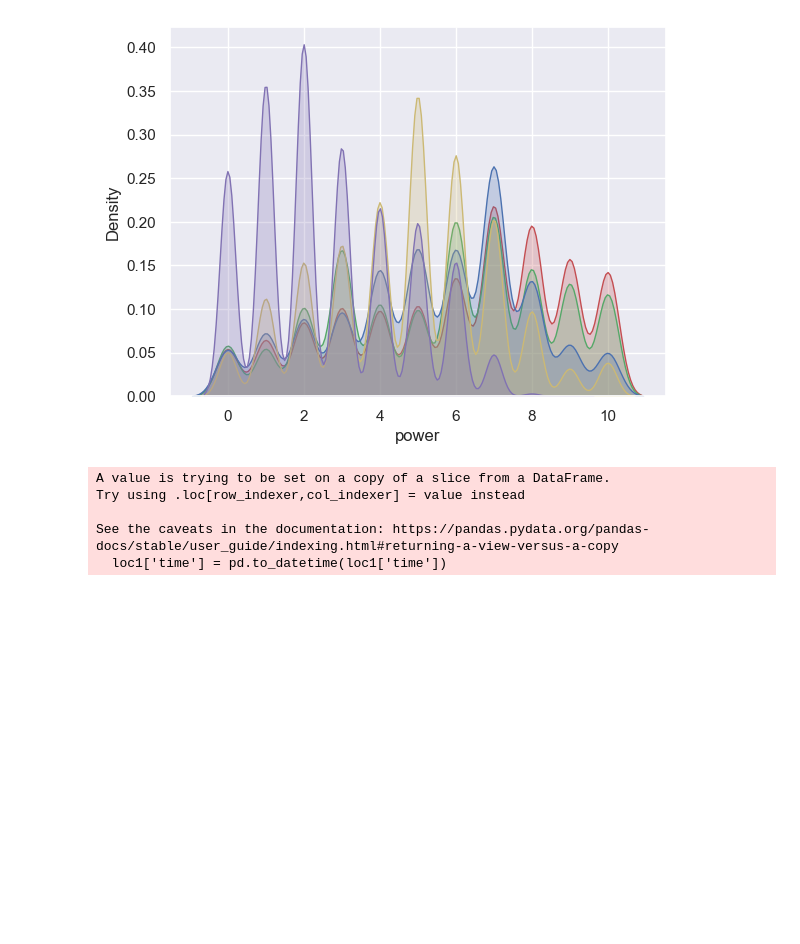
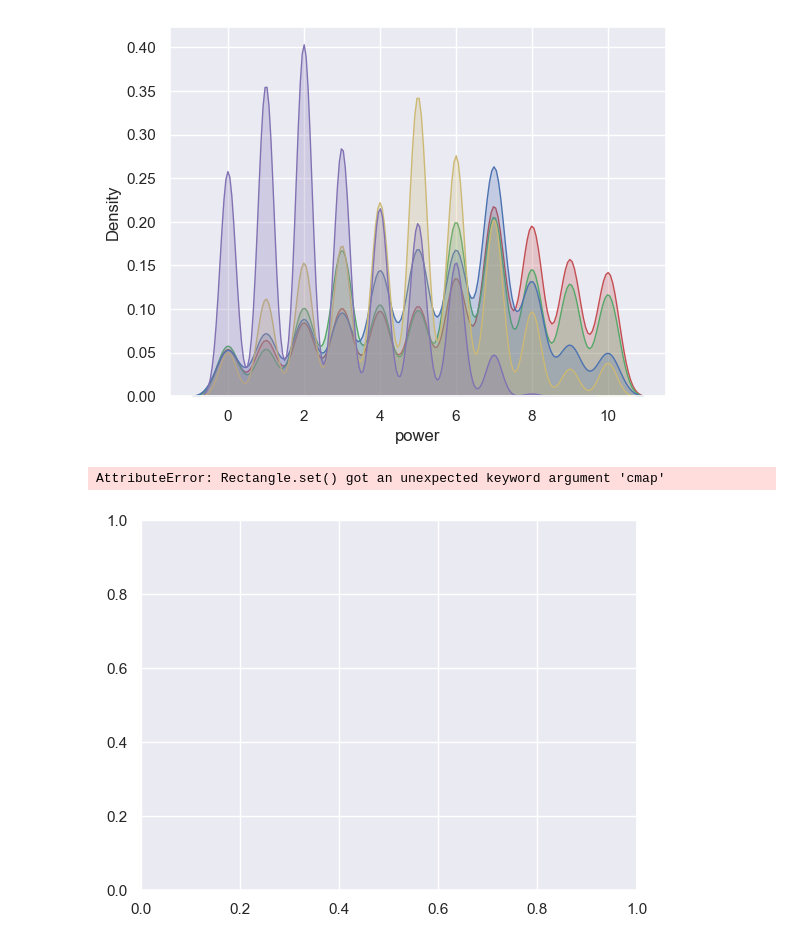
Before and after one commit to dasooni/VAST-19, a Jupyter notebook: project.ipynb, the cells around one changed output. Drawn from its saved outputs; the diff is of its cells as text; code cells hidden in the pictures; blank space fills up the shorter version.

```diff
--- a/project.ipynb
+++ b/project.ipynb
@@ -96,20 +96,13 @@ sns.kdeplot(df['shake_intensity'], fill=True, color="m")
 # %% [output]
 <Axes: xlabel='power', ylabel='Density'>
 [figure]
-# %%
-
-
-loc1 = df[df['location'] == 1]
-loc1['time'] = pd.to_datetime(loc1['time'])
-loc1.set_index('time', inplace=True)
-loc1 = loc1.sort_index()
-
-
-variances = df.groupby('location').var()
-stds = df.groupby('location').std()
-# %% [output]
-A value is trying to be set on a copy of a slice from a DataFrame.
-Try using .loc[row_indexer,col_indexer] = value instead
-
-See the caveats in the documentation: https://pandas.pydata.org/pandas-docs/stable/user_guide/indexing.html#returning-a-view-versus-a-copy
-  loc1['time'] = pd.to_datetime(loc1['time'])
+# %%
+MD_3 = df[df['location'] == 3]
+MD_4 = df[df['location'] == 4]
+MD_7 = df[df['location'] == 7]
+MD_12 = df[df['location'] == 12]
+
+sns.barplot(x = 'time', y = 'shake_intensity', data = MD_3, estimator = np.mean , cmap = "Blues")
+# %% [output]
+AttributeError: Rectangle.set() got an unexpected keyword argument 'cmap'
+[figure, added]
```
Also changed, not shown: parts of 1 cell of this notebook, 12 other files.
